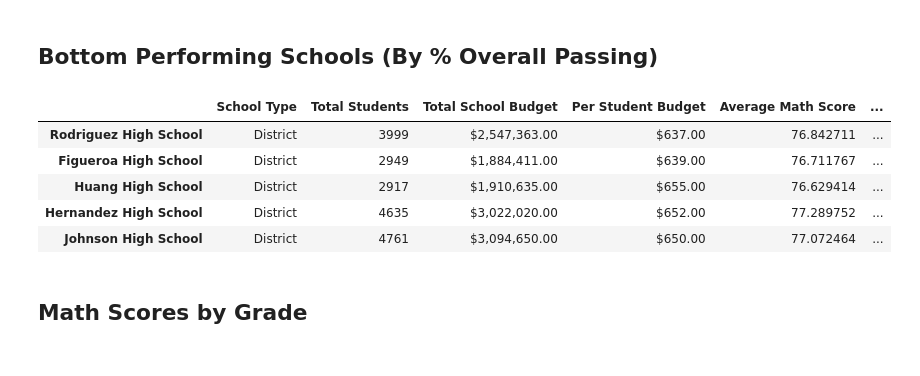
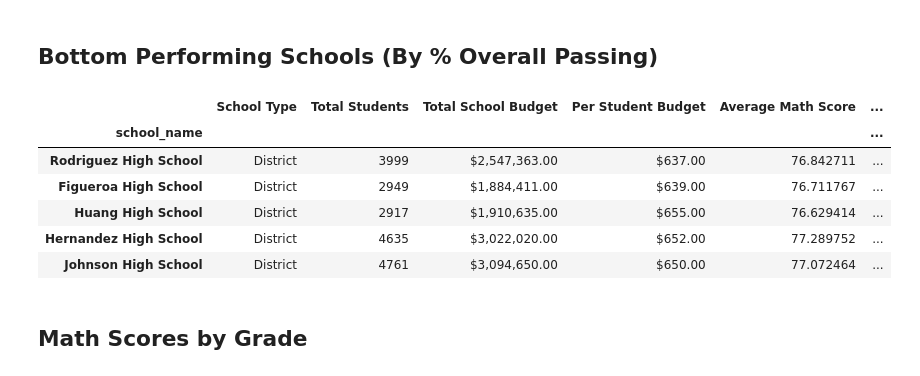
Before and after one commit to ajgarza44/pandas-challenge-garza, a Jupyter notebook: PyCitySchools/PyCitySchools_starter.ipynb, the cells around one changed output. Cells and saved outputs as stored; diff of their text form; code cells hidden in the pictures.

```diff
--- a/PyCitySchools/PyCitySchools_starter.ipynb
+++ b/PyCitySchools/PyCitySchools_starter.ipynb
@@ -156,4 +176,5 @@ per_school_capita = per_school_budget/total_budget
 # %%
 # Calculate the average test scores per school
-per_school_math = school_data_complete['math_score'].mean()
-per_school_reading = school_data_complete['reading_score'].mean()
+per_school_math = grouped_school_df['math_score'].mean()
+per_school_reading = grouped_school_df['reading_score'].mean()
+per_school_math
@@ -160,8 +199,9 @@ per_school_reading = school_data_complete['reading_score'].mean()
 # %%
 # Calculate the number of students per school with math scores of 70 or higher
 students_passing_math = school_data_complete[school_data_complete['math_score'] >= 70].groupby('school_name').count()
-school_students_passing_math = (students_passing_math["math_score"]/total_students_per_school)*100
+school_students_passing_math = (students_passing_math["math_score"]/per_school_counts)*100
 # %%
 # Calculate the number of students per school with reading scores of 70 or higher
 students_passing_reading = school_data_complete[school_data_complete['reading_score'] >= 70].groupby('school_name').count()
-school_students_passing_reading = (students_passing_reading["reading_score"]/total_students_per_school)*100
+school_students_passing_reading = (students_passing_reading["reading_score"]/per_school_counts)*100
+school_students_passing_math
@@ -180,0 +237,20 @@ overall_passing_rate = school_students_passing_math_and_reading / per_school_cou
+# %%
+# Create a DataFrame called `per_school_summary` with columns for the calculations above.
+per_school_summary = pd.DataFrame({
+    "School Type": school_types,
+    "Total Students": per_school_counts,
+    "Total School Budget": per_school_budget,
+    "Per Student Budget": per_school_capita,
+    "Average Math Score": per_school_math,
+    "Average Reading Score": per_school_reading,
+    "% Passing Math": school_students_passing_math,
+    "% Passing Reading": school_students_passing_reading,
+    "% Overall Passing": overall_passing_rate
+})
+
+# Formatting
+per_school_summary["Total School Budget"] = per_school_summary["Total School Budget"].map("${:,.2f}".format)
+per_school_summary["Per Student Budget"] = per_school_summary["Per Student Budget"].map("${:,.2f}".format)
+
+# Display the DataFrame
+per_school_summary
@@ -190,10 +290,11 @@ KeyError: '% Overall Passing'
 ## Bottom Performing Schools (By % Overall Passing)
 # %%
 # Sort the schools by `% Overall Passing` in ascending order and display the top 5 rows.
-bottom_schools =
+bottom_schools = per_school_summary.sort_values("% Overall Passing", ascending = True)
 bottom_schools.head(5)
 # %% [output]
 |  | School Type | Total Students | Total School Budget | Per Student Budget | Average Math Score | ... |
+| school_name |  |  |  |  |  | ... |
 | Rodriguez High School | District | 3999 | $2,547,363.00 | $637.00 | 76.842711 | ... |
 | Figueroa High School | District | 2949 | $1,884,411.00 | $639.00 | 76.711767 | ... |
 | Huang High School | District | 2917 | $1,910,635.00 | $655.00 | 76.629414 | ... |
```
Also changed, not shown: parts of 14 cells of this notebook.
